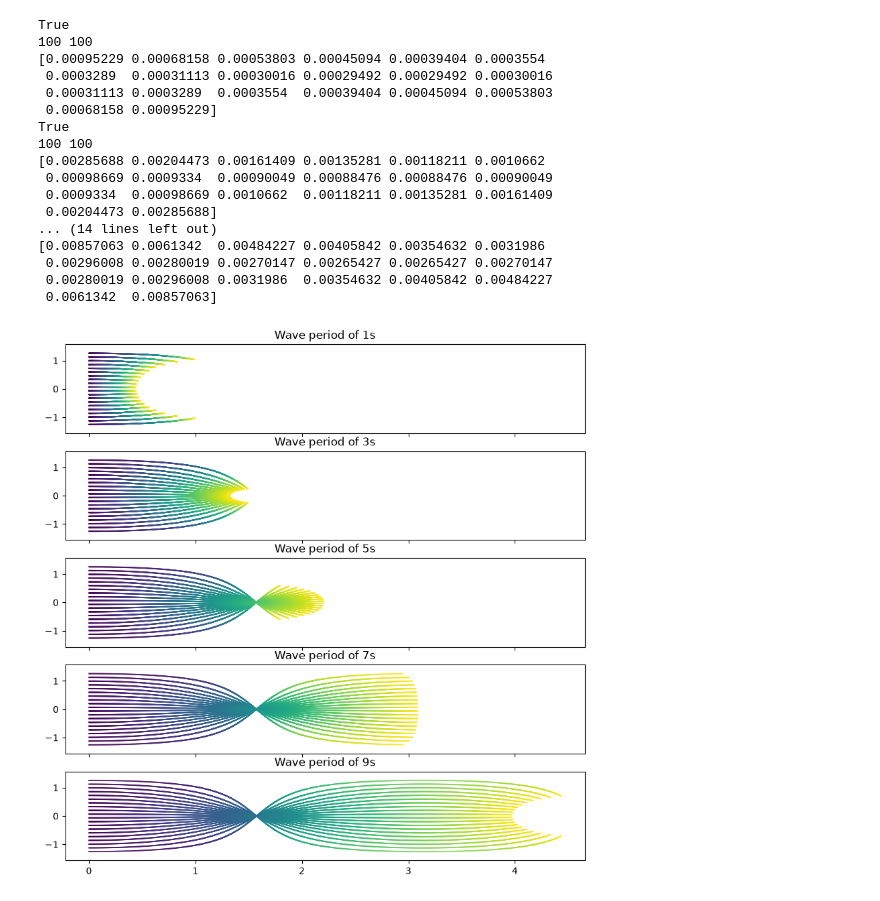
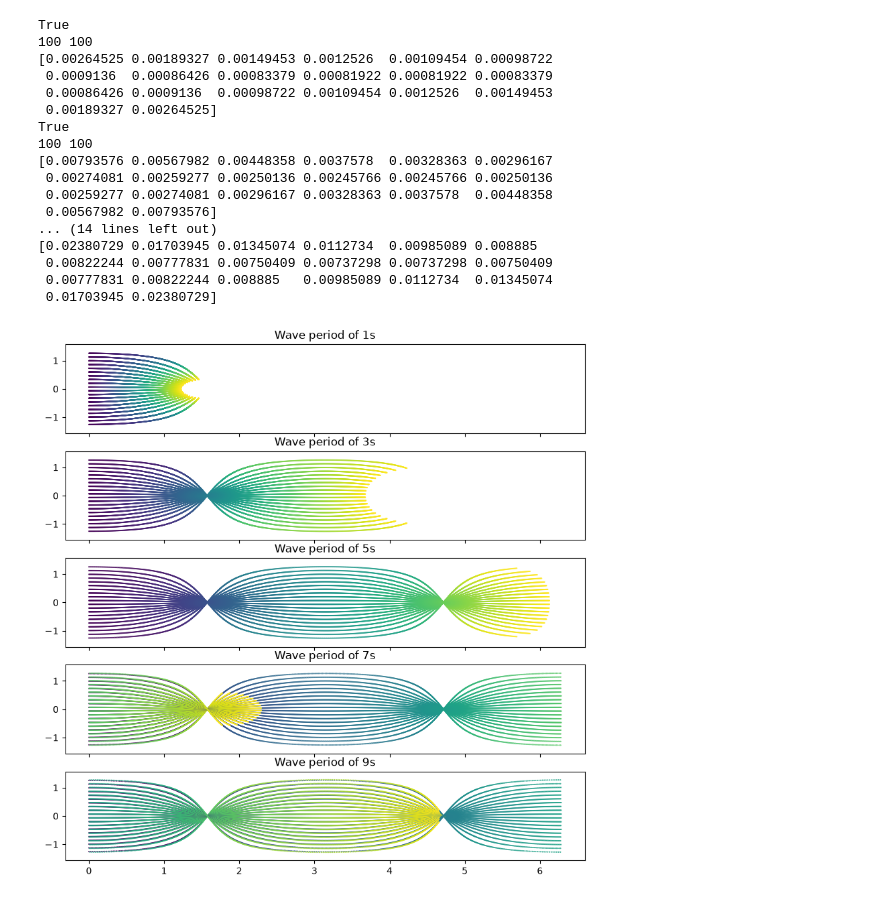
Before and after one commit to OneBoot/ocean_wave_tracing-torch-, a Jupyter notebook: tests_niklas/test_bathy.ipynb, the cells around one changed output. Saved outputs shown, nothing was run; the diff lists cells and outputs as text; code cells hidden in the pictures.

```diff
--- a/tests_niklas/test_bathy.ipynb
+++ b/tests_niklas/test_bathy.ipynb
@@ -7,7 +7,7 @@ from ocean_wave_tracing.ocean_wave_tracing import Wave_tracing
 nx = 100; ny = 100 # number of grid points in x- and y-direction
 x = np.linspace(0,np.pi/300,nx) # size x-domain [m]
 y = np.linspace(-np.pi*0.4,np.pi*0.4,ny) # size y-domain [m]
-T = 3600000#0000 # simulation time [s]
+T = 10000000#0000 # simulation time [s]
 #U=np.ones((nx,ny))*50
 #U[nx//2:,:]=1
 
@@ -25,46 +25,46 @@ for i in range(0,5):
 
     # Set initial conditions
     wt.set_initial_condition(wave_period=2*i+1,
                                 theta0=0)
     # Solve
     wt.solve()
 
     print(len(x), len(y))
 
     # Plot
     #pc=ax[i].pcolormesh(wt.x,wt.y,wt.U.isel(time=0),shading='auto');
     ax[i].set_title(f"Wave period of {2*i+1}s")
     #ax[i].set_xlim(x[0], 0.020)
     ax[i].set_ylim(-np.pi/2, np.pi/2)
 
     for ray_id in range(wt.nb_wave_rays):
         colors = np.arange(0, len(wt.ray_x[ray_id,:]), 1)
         ax[i].scatter(wt.ray_x[ray_id,:], wt.ray_y[ray_id,:], c=colors, cmap="viridis", s=0.2)
 
     print(wt.ray_x[:,1])
 
 
 
 plt.show()
 # %% [output]
 True
 100 100
-[0.00095229 0.00068158 0.00053803 0.00045094 0.00039404 0.0003554
- 0.0003289  0.00031113 0.00030016 0.00029492 0.00029492 0.00030016
- 0.00031113 0.0003289  0.0003554  0.00039404 0.00045094 0.00053803
- 0.00068158 0.00095229]
+[0.00264525 0.00189327 0.00149453 0.0012526  0.00109454 0.00098722
+ 0.0009136  0.00086426 0.00083379 0.00081922 0.00081922 0.00083379
+ 0.00086426 0.0009136  0.00098722 0.00109454 0.0012526  0.00149453
+ 0.00189327 0.00264525]
 True
 100 100
-[0.00285688 0.00204473 0.00161409 0.00135281 0.00118211 0.0010662
- 0.00098669 0.0009334  0.00090049 0.00088476 0.00088476 0.00090049
- 0.0009334  0.00098669 0.0010662  0.00118211 0.00135281 0.00161409
- 0.00204473 0.00285688]
+[0.00793576 0.00567982 0.00448358 0.0037578  0.00328363 0.00296167
+ 0.00274081 0.00259277 0.00250136 0.00245766 0.00245766 0.00250136
+ 0.00259277 0.00274081 0.00296167 0.00328363 0.0037578  0.00448358
+ 0.00567982 0.00793576]
 ... (14 lines left out)
-[0.00857063 0.0061342  0.00484227 0.00405842 0.00354632 0.0031986
- 0.00296008 0.00280019 0.00270147 0.00265427 0.00265427 0.00270147
- 0.00280019 0.00296008 0.0031986  0.00354632 0.00405842 0.00484227
- 0.0061342  0.00857063]
+[0.02380729 0.01703945 0.01345074 0.0112734  0.00985089 0.008885
+ 0.00822244 0.00777831 0.00750409 0.00737298 0.00737298 0.00750409
+ 0.00777831 0.00822244 0.008885   0.00985089 0.0112734  0.01345074
+ 0.01703945 0.02380729]
-[figure, old version]
+[figure, new version]
 # %%
 fig, ax = plt.subplots(4,1, figsize=(10,7), sharex=True)
 for ray in wt.ray_k:
```
Also changed, not shown: parts of 4 cells of this notebook, 3 other files.
